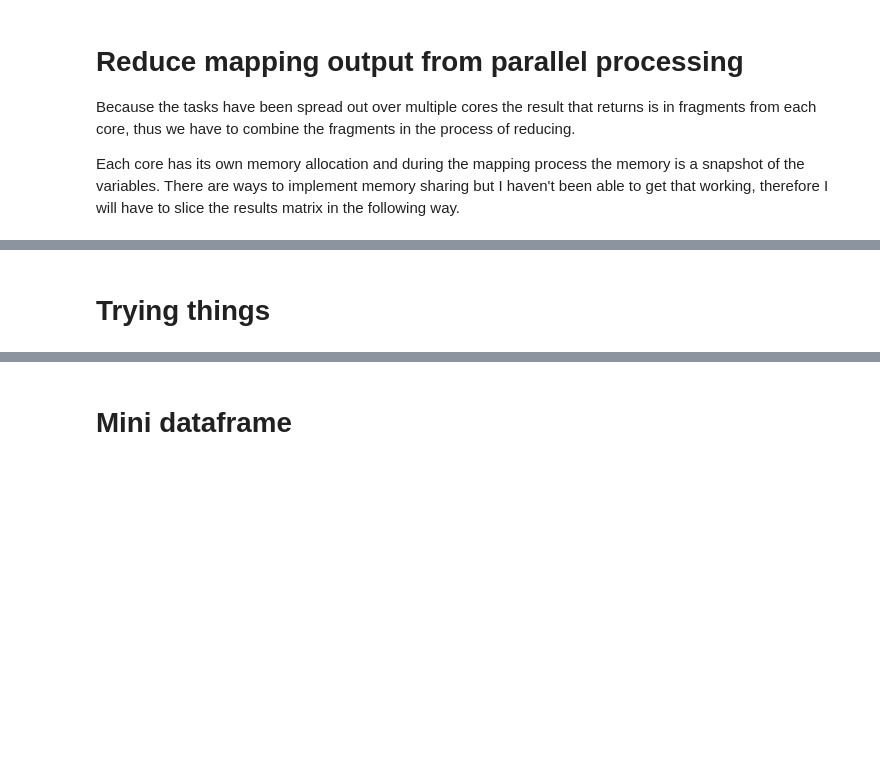
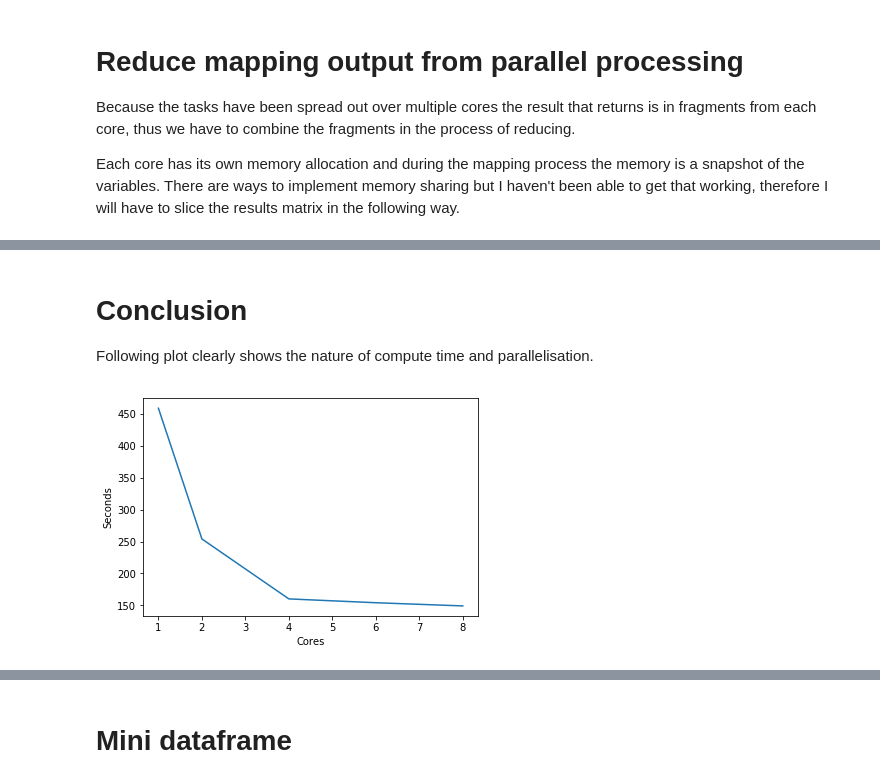
Before and after one commit to bawiz/assignment3, a Jupyter notebook: Assignment3.ipynb, the cells around one changed output, grey strips where cells are left out. Drawn from its saved outputs; the diff is of its cells as text; code cells hidden in the pictures; blank space fills up the shorter version.

Commit message:
Added a conclusion with plot showing the compute time in second against the amount of cores. Also added some comments on libraries and the parallelisation module

```diff
--- a/Assignment3.ipynb
+++ b/Assignment3.ipynb
@@ -156,3 +224,12 @@ descriptorMatrix.head()
 5 rows × 202 columns
-# %% [markdown]
-# Trying things
+# %% [markdown]
+# Conclusion
+
+Following plot clearly shows the nature of compute time and parallelisation.
+# %%
+plt.plot([1,2,4,6,8],[459,254,160,154,149])
+plt.xlabel('Cores')
+plt.ylabel('Seconds')
+plt.show()
+# %% [output]
+[figure, added]
```
Also changed, not shown: parts of 36 cells of this notebook.
